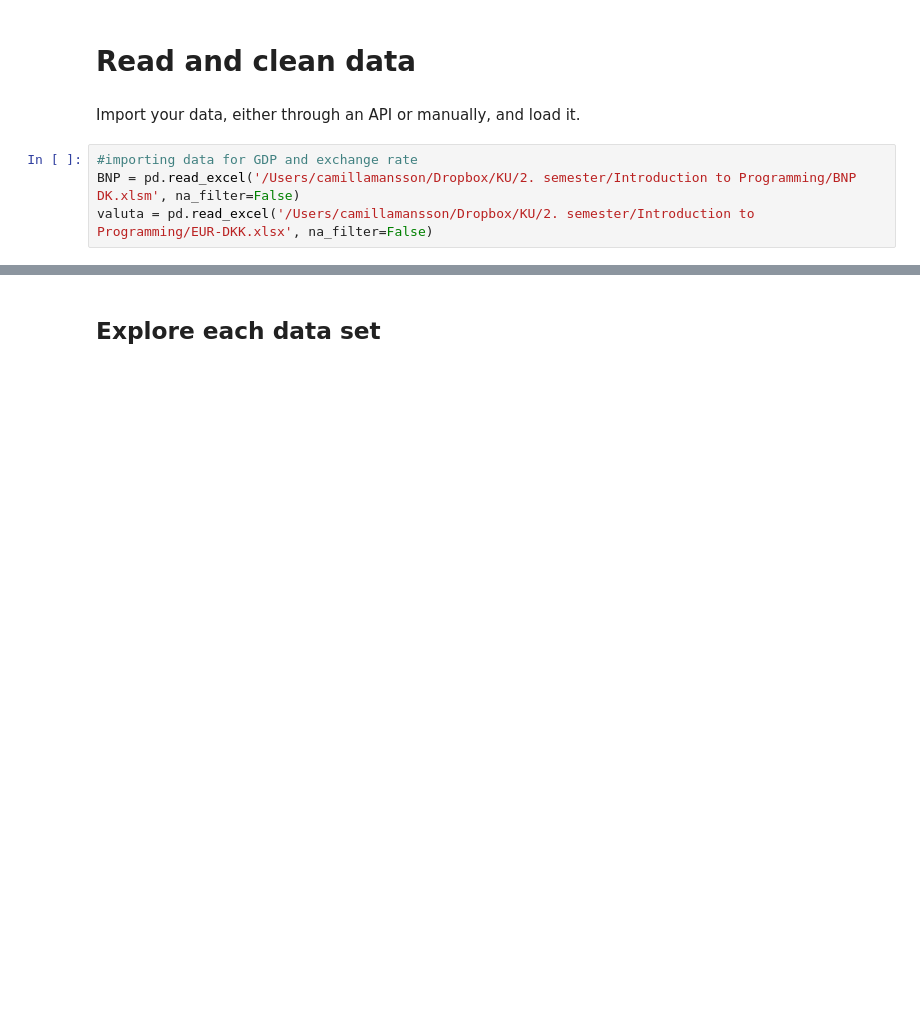
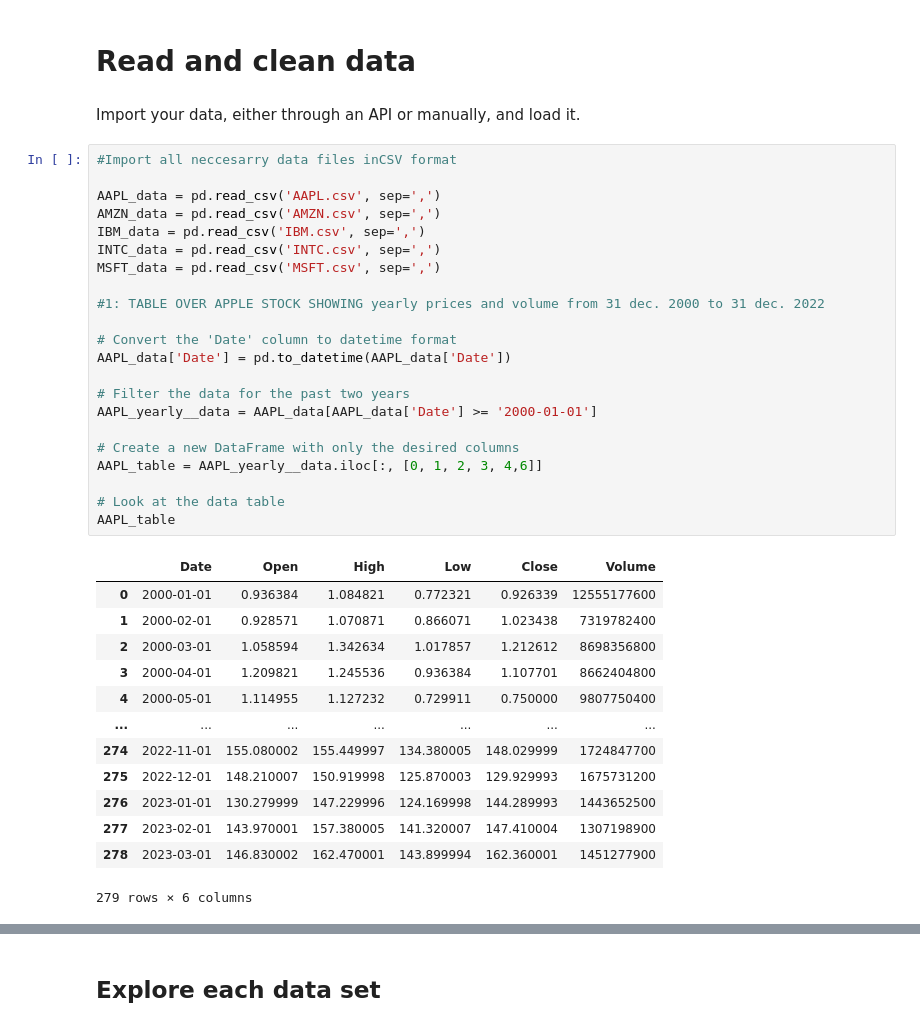
Before and after one commit to NumEconCopenhagen/projects-2023-jc, a Jupyter notebook: dataproject/dataproject.ipynb, the cells around one changed output, grey strips where cells are left out. Saved outputs shown, nothing was run; the diff lists cells and outputs as text; blank space fills up the shorter version.

```diff
--- a/dataproject/dataproject.ipynb
+++ b/dataproject/dataproject.ipynb
@@ -28,7 +34,39 @@ The autoreload extension is already loaded. To reload it, use:
 # Read and clean data
 # %% [markdown]
 Import your data, either through an API or manually, and load it.
-# %%
-#importing data for GDP and exchange rate
-BNP = pd.read_excel('/Users/camillamansson/Dropbox/KU/2. semester/Introduction to Programming/BNP DK.xlsm', na_filter=False)
-valuta = pd.read_excel('/Users/camillamansson/Dropbox/KU/2. semester/Introduction to Programming/EUR-DKK.xlsx', na_filter=False)
+# %%
+#Import all neccesarry data files inCSV format
+
+AAPL_data = pd.read_csv('AAPL.csv', sep=',')
+AMZN_data = pd.read_csv('AMZN.csv', sep=',')
+IBM_data = pd.read_csv('IBM.csv', sep=',')
+INTC_data = pd.read_csv('INTC.csv', sep=',')
+MSFT_data = pd.read_csv('MSFT.csv', sep=',')
+
+#1: TABLE OVER APPLE STOCK SHOWING yearly prices and volume from 31 dec. 2000 to 31 dec. 2022
+
+# Convert the 'Date' column to datetime format
+AAPL_data['Date'] = pd.to_datetime(AAPL_data['Date'])
+
+# Filter the data for the past two years
+AAPL_yearly__data = AAPL_data[AAPL_data['Date'] >= '2000-01-01']
+
+# Create a new DataFrame with only the desired columns
+AAPL_table = AAPL_yearly__data.iloc[:, [0, 1, 2, 3, 4,6]]
+
+# Look at the data table
+AAPL_table
+# %% [output]
+|  | Date | Open | High | Low | Close | Volume |
+| 0 | 2000-01-01 | 0.936384 | 1.084821 | 0.772321 | 0.926339 | 12555177600 |
+| 1 | 2000-02-01 | 0.928571 | 1.070871 | 0.866071 | 1.023438 | 7319782400 |
+| 2 | 2000-03-01 | 1.058594 | 1.342634 | 1.017857 | 1.212612 | 8698356800 |
+| 3 | 2000-04-01 | 1.209821 | 1.245536 | 0.936384 | 1.107701 | 8662404800 |
+| 4 | 2000-05-01 | 1.114955 | 1.127232 | 0.729911 | 0.750000 | 9807750400 |
+| ... | ... | ... | ... | ... | ... | ... |
+| 274 | 2022-11-01 | 155.080002 | 155.449997 | 134.380005 | 148.029999 | 1724847700 |
+| 275 | 2022-12-01 | 148.210007 | 150.919998 | 125.870003 | 129.929993 | 1675731200 |
+| 276 | 2023-01-01 | 130.279999 | 147.229996 | 124.169998 | 144.289993 | 1443652500 |
+| 277 | 2023-02-01 | 143.970001 | 157.380005 | 141.320007 | 147.410004 | 1307198900 |
+| 278 | 2023-03-01 | 146.830002 | 162.470001 | 143.899994 | 162.360001 | 1451277900 |
+279 rows × 6 columns
```
Also changed, not shown: parts of 5 cells of this notebook, 2 other files.
